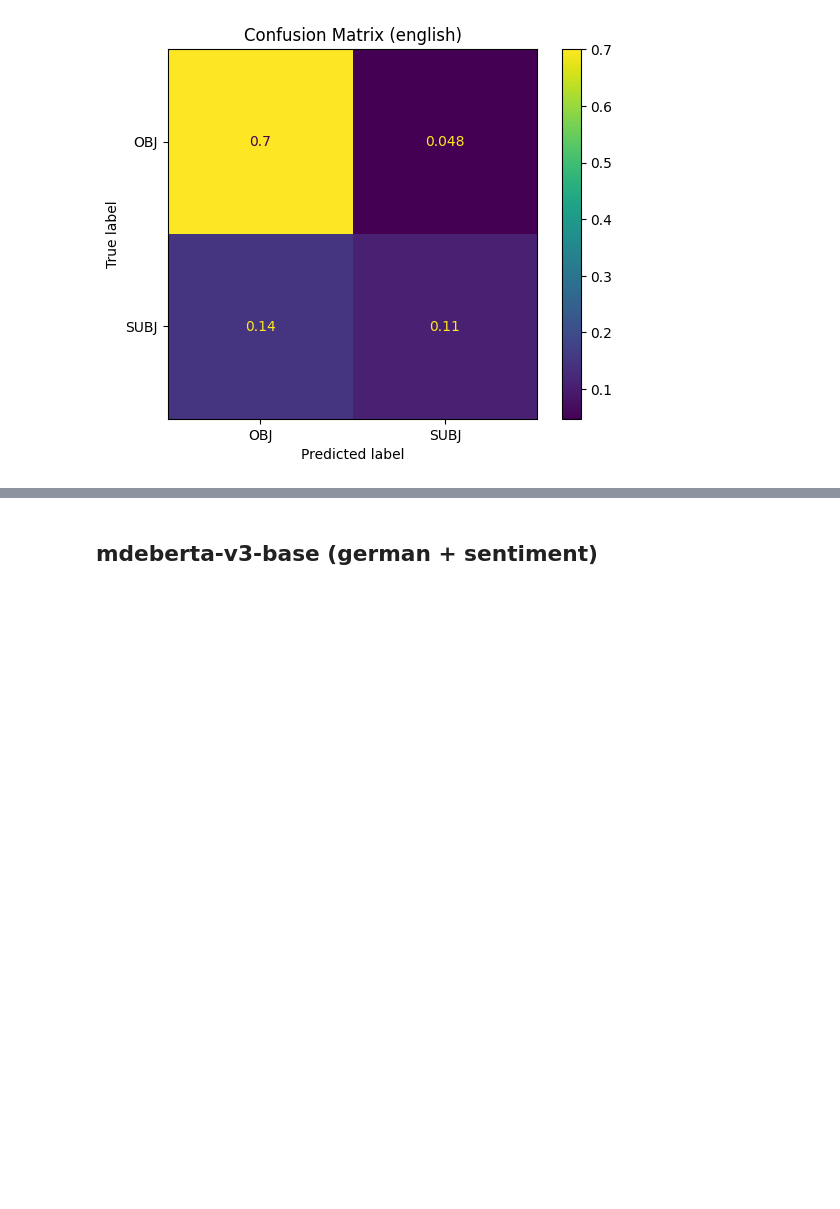
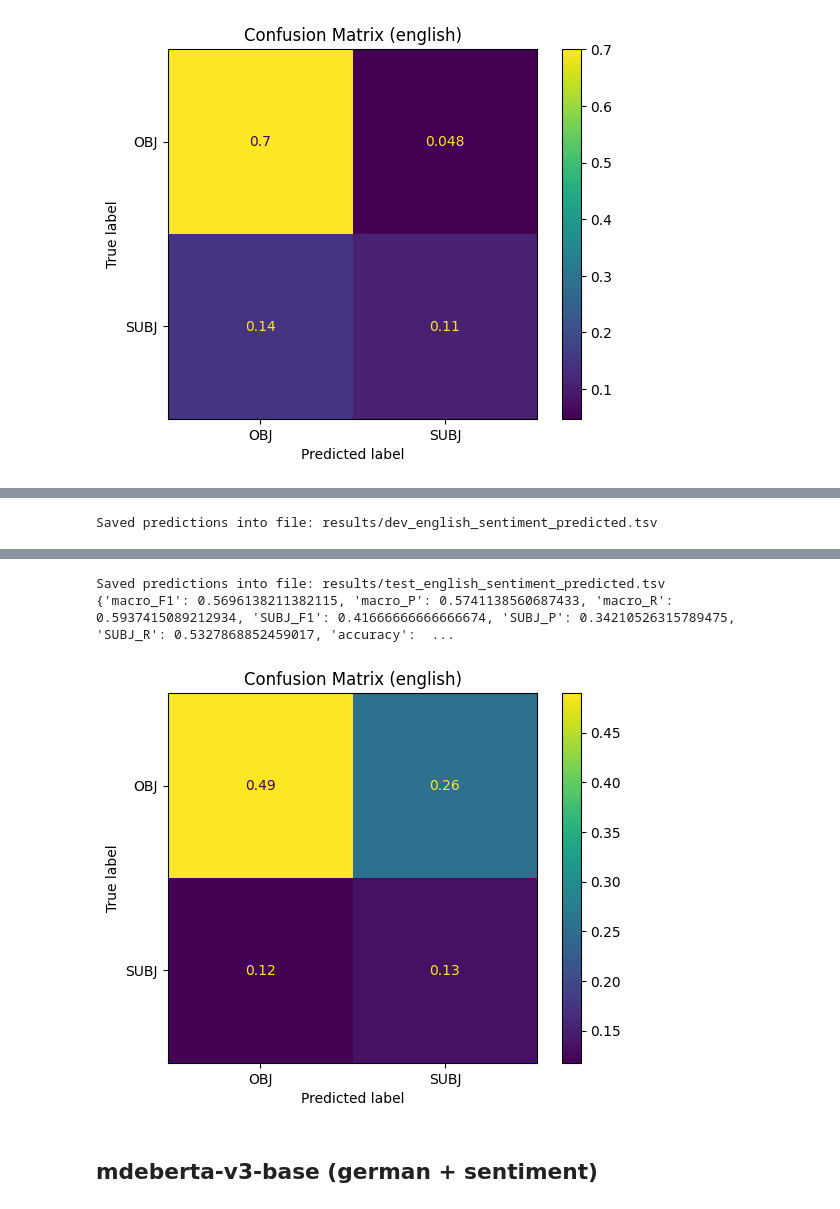
Before and after one commit to MatteoFasulo/clef2025-checkthat, a Jupyter notebook: monolingual.ipynb, the cells around one changed output, grey strips where cells are left out. Drawn from its saved outputs; the diff is of its cells as text; code cells hidden in the pictures; blank space fills up the shorter version.

```diff
--- a/monolingual.ipynb
+++ b/monolingual.ipynb
@@ -2051,0 +2181,18 @@ Saved predictions into file: results/test_english_sentiment_predicted.tsv
+# %%
+# Define training args
+training_args = TrainingArguments(
+    output_dir=f"ModernBERT-base-subjectivity-sentiment-{language}",
+    per_device_train_batch_size=batch_size,
+    per_device_eval_batch_size=batch_size,
+    learning_rate=lr,
+    num_train_epochs=epochs,
+    weight_decay=weight_decay,
+    eval_strategy="epoch",
+    save_strategy="epoch",
+    save_total_limit=1,
+    #warmup_ratio=0.5,
+    load_best_model_at_end=True,
+    metric_for_best_model="eval_loss",
+    greater_is_better=False,
+    report_to="none"
+)
@@ -2051,0 +2221,42 @@ Saved predictions into file: results/test_english_sentiment_predicted.tsv
+# %%
+# Decision threshold calibration on dev set
+best_thr = trainer.compute_best_threshold(dataset=dev_data)
+# Predictions on dev set (with best threshold on dev set)
+pred_info = trainer.predict(dataset=dev_data, threshold=best_thr)
+
+predictions, labels = pred_info.predictions, pred_info.label_ids
+
+# Save dev set predictions
+save_predictions(dev_data, predictions, filename = f"dev_{language}_sentiment_predicted.tsv")
+
+# Predictions on test set (with best threshold on dev set)
+pred_info = trainer.predict(dataset=test_data, threshold=best_thr)
+
+predictions, labels = pred_info.predictions, pred_info.label_ids
+
+# Save test set predictions
+save_predictions(test_data, predictions, filename = f"test_{language}_sentiment_predicted.tsv")
+
+acc = accuracy_score(labels, predictions)
+m_prec, m_rec, m_f1, m_s = precision_recall_fscore_support(labels, predictions, average="macro",
+                                                            zero_division=0)
+p_prec, p_rec, p_f1, p_s = precision_recall_fscore_support(labels, predictions, labels=[1],
+                                                            zero_division=0)
+stats = {
+        'macro_F1': m_f1,
+        'macro_P': m_prec,
+        'macro_R': m_rec,
+        'SUBJ_F1': p_f1[0],
+        'SUBJ_P': p_prec[0],
+        'SUBJ_R': p_rec[0],
+        'accuracy': acc
+    }
+
+print(stats)
+results[f"{language}-sentiment-thr"] = stats
+
+cm = confusion_matrix(labels, predictions, normalize='all')
+ConfusionMatrixDisplay(cm, display_labels=['OBJ', 'SUBJ']).plot()
+plt.title(f"Confusion Matrix ({language})")
+plt.show()
+# %% [output]
@@ -2051,0 +2265 @@ Saved predictions into file: results/test_english_sentiment_predicted.tsv
+Saved predictions into file: results/dev_english_sentiment_predicted.tsv
@@ -2052,3 +2267,6 @@ Saved predictions into file: results/test_english_sentiment_predicted.tsv
+Saved predictions into file: results/test_english_sentiment_predicted.tsv
+{'macro_F1': 0.5696138211382115, 'macro_P': 0.5741138560687433, 'macro_R': 0.5937415089212934, 'SUBJ_F1': 0.41666666666666674, 'SUBJ_P': 0.34210526315789475, 'SUBJ_R': 0.5327868852459017, 'accuracy':  ...
+[figure, added]
 # %% [markdown]
 ## mdeberta-v3-base (german + sentiment)
 # %%
```
Also changed, not shown: parts of 22 cells of this notebook.
